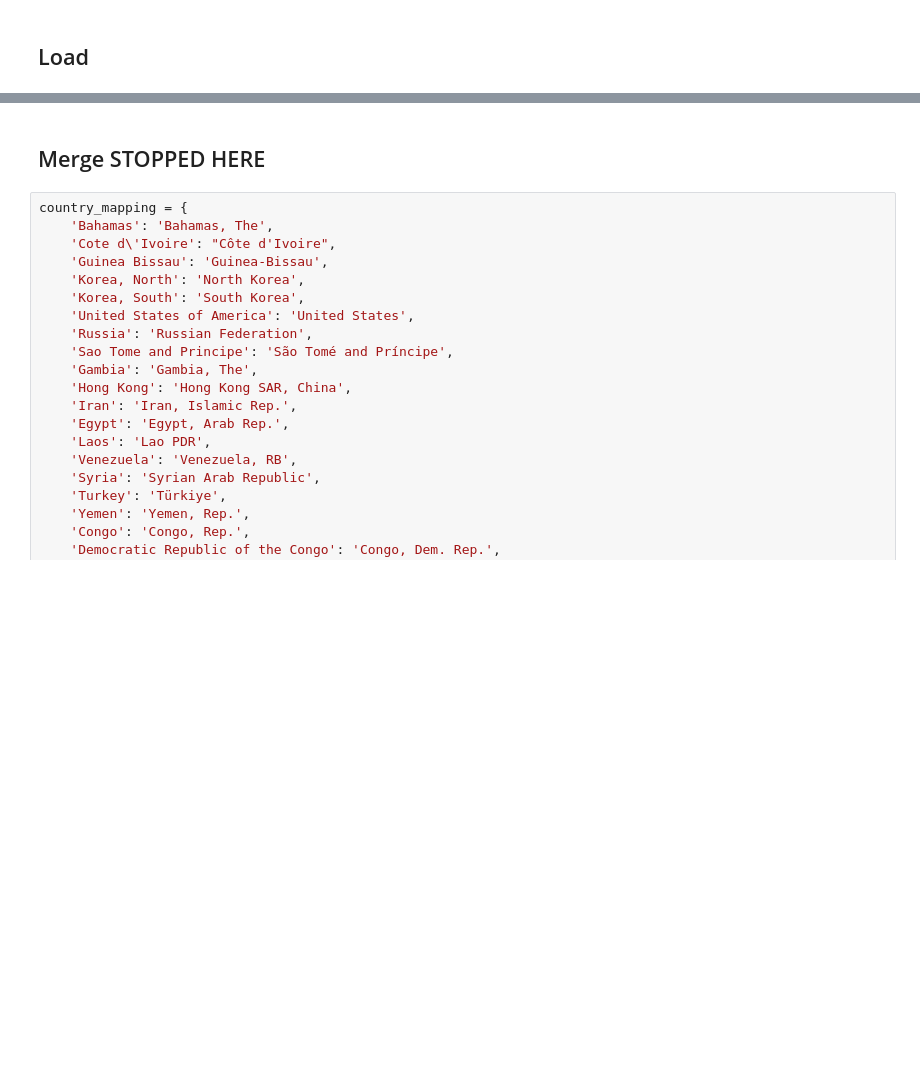
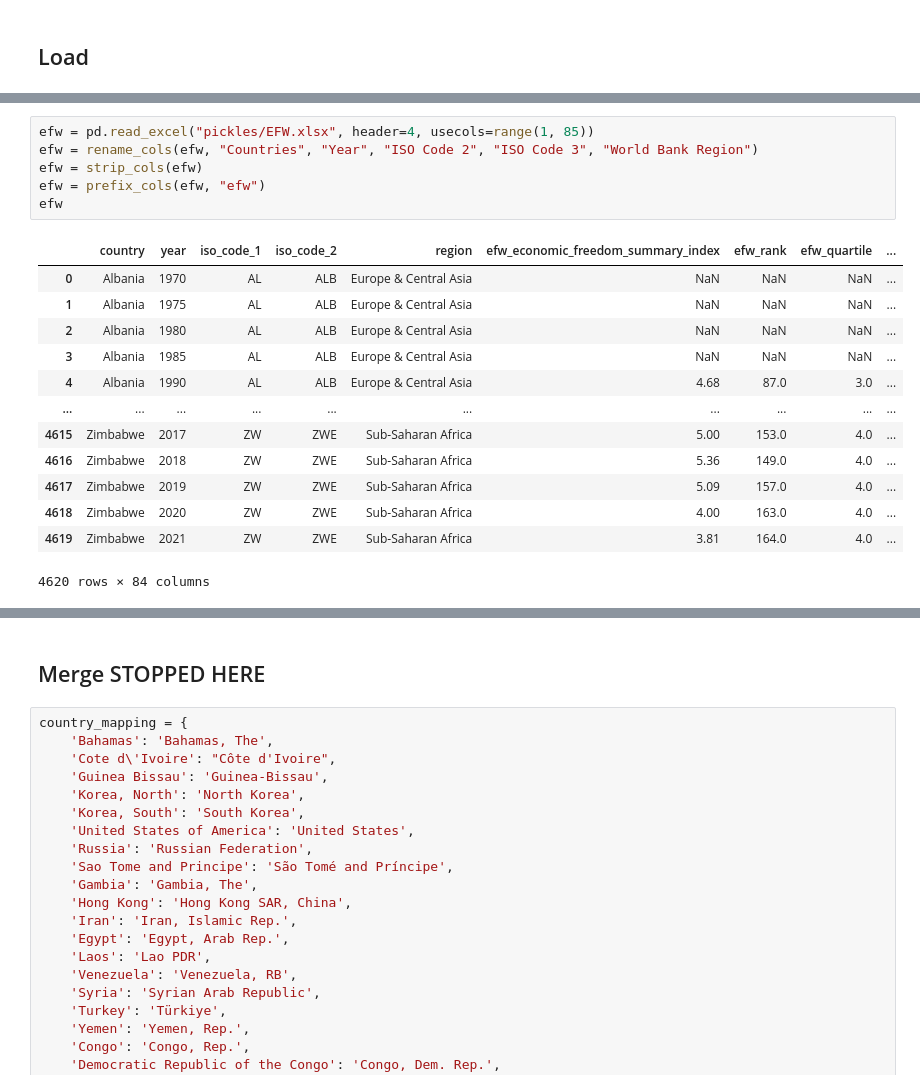
Before and after one commit to janjdarecki/instquality, a Jupyter notebook: Policy path.ipynb, the cells around one changed output, grey strips where cells are left out. Saved outputs shown, nothing was run; the diff lists cells and outputs as text; blank space fills up the shorter version.

```diff
--- a/Policy path.ipynb
+++ b/Policy path.ipynb
@@ -25,0 +59,20 @@ Dropping high-null cols Index([], dtype='object')
+# %%
+efw = pd.read_excel("pickles/EFW.xlsx", header=4, usecols=range(1, 85))
+efw = rename_cols(efw, "Countries", "Year", "ISO Code 2", "ISO Code 3", "World Bank Region")
+efw = strip_cols(efw)
+efw = prefix_cols(efw, "efw")
+efw
+# %% [output]
+|  | country | year | iso_code_1 | iso_code_2 | region | efw_economic_freedom_summary_index | efw_rank | efw_quartile | ... |
+| 0 | Albania | 1970 | AL | ALB | Europe & Central Asia | NaN | NaN | NaN | ... |
+| 1 | Albania | 1975 | AL | ALB | Europe & Central Asia | NaN | NaN | NaN | ... |
+| 2 | Albania | 1980 | AL | ALB | Europe & Central Asia | NaN | NaN | NaN | ... |
+| 3 | Albania | 1985 | AL | ALB | Europe & Central Asia | NaN | NaN | NaN | ... |
+| 4 | Albania | 1990 | AL | ALB | Europe & Central Asia | 4.68 | 87.0 | 3.0 | ... |
+| ... | ... | ... | ... | ... | ... | ... | ... | ... | ... |
+| 4615 | Zimbabwe | 2017 | ZW | ZWE | Sub-Saharan Africa | 5.00 | 153.0 | 4.0 | ... |
+| 4616 | Zimbabwe | 2018 | ZW | ZWE | Sub-Saharan Africa | 5.36 | 149.0 | 4.0 | ... |
+| 4617 | Zimbabwe | 2019 | ZW | ZWE | Sub-Saharan Africa | 5.09 | 157.0 | 4.0 | ... |
+| 4618 | Zimbabwe | 2020 | ZW | ZWE | Sub-Saharan Africa | 4.00 | 163.0 | 4.0 | ... |
+| 4619 | Zimbabwe | 2021 | ZW | ZWE | Sub-Saharan Africa | 3.81 | 164.0 | 4.0 | ... |
+4620 rows × 84 columns
```
Also changed, not shown: parts of 12 cells of this notebook, 29 other files.
